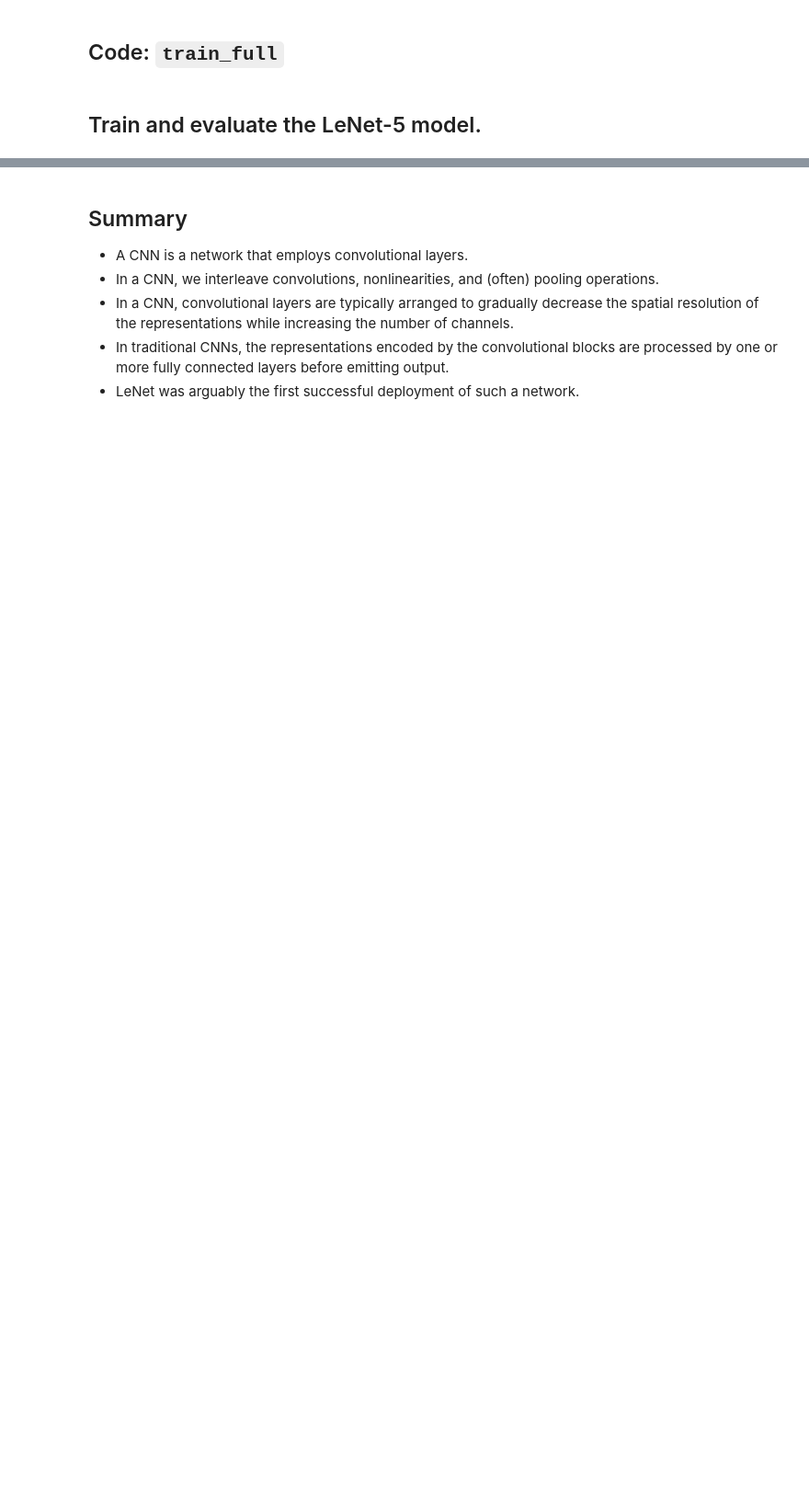
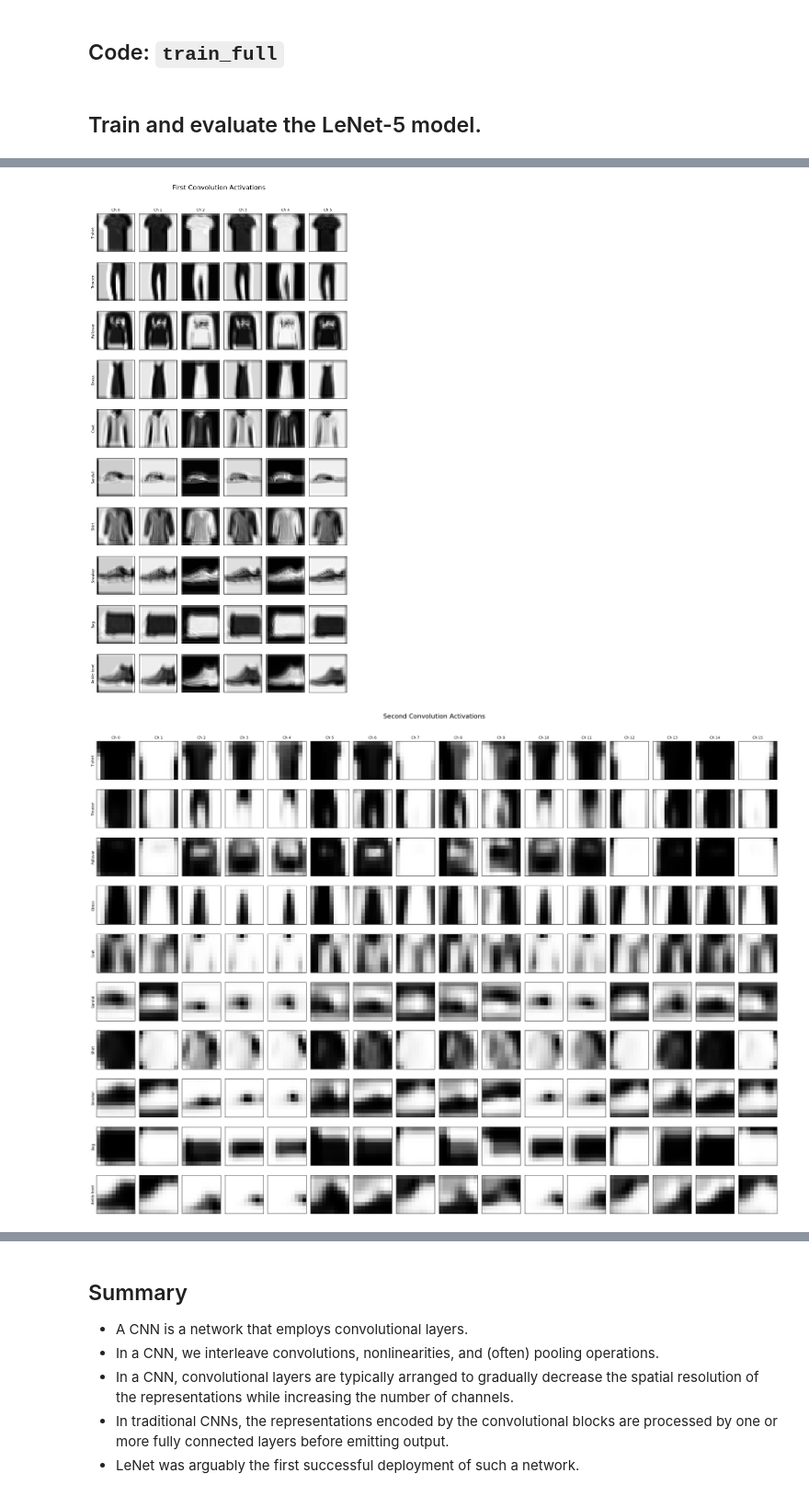
Before and after one commit to mdsouthworth1/sarkar-computer-vision-lectures, a Jupyter notebook: CV_Module_5_3__Convolutional_Neural_Networks.ipynb, the cells around one changed output, grey strips where cells are left out. Shown at 92% size. Drawn from its saved outputs; the diff is of its cells as text; code cells hidden in the pictures; blank space fills up the shorter version.

```diff
--- a/CV_Module_5_3__Convolutional_Neural_Networks.ipynb
+++ b/CV_Module_5_3__Convolutional_Neural_Networks.ipynb
@@ -672,0 +878,60 @@ def show_lenet_activations(model, image, class_name):
+# %%
+# Create two figures per model:
+# one for the first convolution and one for the second.
+
+for model_name, activation_data in all_activations.items():
+
+    for layer_name in ["first", "second"]:
+
+        layer_activations = activation_data[layer_name]
+
+        # Number of channels in this layer
+        first_label_activation = layer_activations[0]
+        num_channels = first_label_activation.shape[0]
+
+        fig, axes = plt.subplots(
+            nrows=10,
+            ncols=num_channels,
+            figsize=(num_channels * 1.5, 18),
+            squeeze=False
+        )
+
+        fig.suptitle(
+            f"{layer_name.title()} "
+            f"Convolution Activations",
+            fontsize=16
+        )
+
+        for label in range(10):
+            activations = layer_activations[label]
+
+            for channel in range(num_channels):
+                ax = axes[label, channel]
+
+                ax.imshow(
+                    activations[channel].numpy(),
+                    cmap="gray"
+                )
+
+                # Label the channel columns
+                if label == 0:
+                    ax.set_title(
+                        f"Ch {channel}",
+                        fontsize=9
+                    )
+
+                # Label each class along the left side
+                if channel == 0:
+                    ax.set_ylabel(
+                        FashionMNIST_classes[label],
+                        fontsize=9
+                    )
+
+                ax.set_xticks([])
+                ax.set_yticks([])
+
+        fig.tight_layout(rect=[0, 0, 1, 0.97])
+        plt.show()
+# %% [output]
+[figure, added]
+[figure, added]
```
Also changed, not shown: parts of 15 cells of this notebook.
